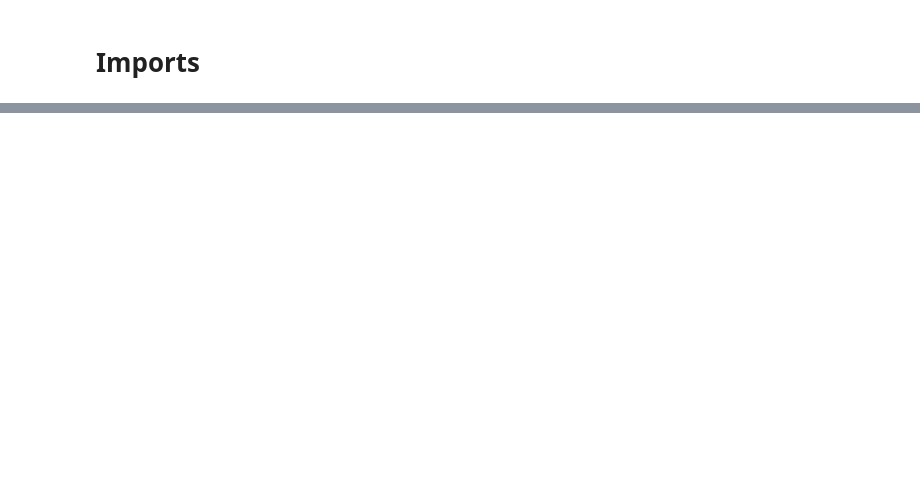
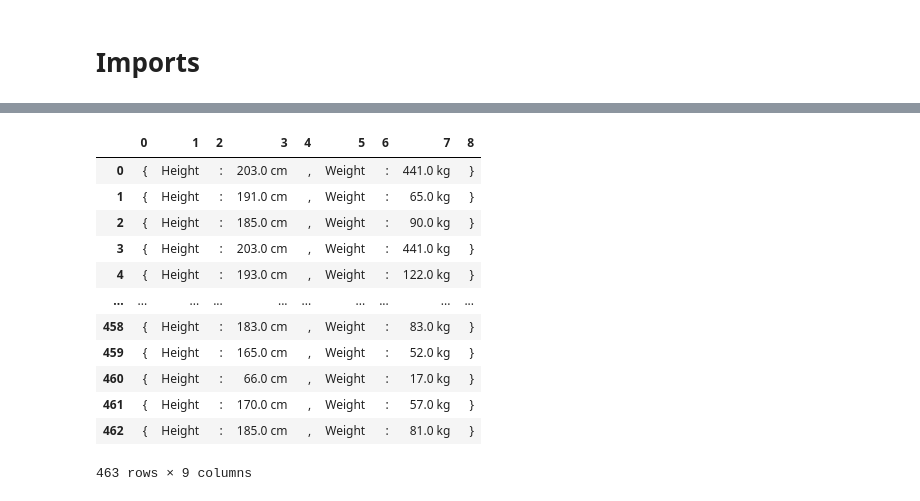
Before and after one commit to jaytrey777/Applying-Advanced-Transformations-Core, a Jupyter notebook: Applying Advanced Transformations (Core).ipynb, the cells around one changed output, grey strips where cells are left out. Cells and saved outputs as stored; diff of their text form; code cells hidden in the pictures; blank space fills up the shorter version.

```diff
--- a/Applying Advanced Transformations (Core).ipynb
+++ b/Applying Advanced Transformations (Core).ipynb
@@ -47,0 +51,3 @@ import seaborn as sns
+# %%
+df1 = pd.read_csv('/Users/jasontracey/Documents/GitHub/Applying-Advanced-Transformations-Core/Data/superhero_info - superhero_info.csv')
+df1.head()
@@ -47,0 +132,8 @@ import seaborn as sns
+# %%
+## Split the column and save the 2 new columns into the dataframe
+df1[['Hero','Publisher']] = df1['Hero|Publisher'].str.split('|',expand=True)
+
+## drop the original column
+df1 = df1.drop(columns=['Hero|Publisher'])
+
+df1.head()
@@ -47,0 +147,17 @@ import seaborn as sns
+# %%
+## Checking the Split
+df1['Measurements'].str.split("'",expand=True)
+# %% [output]
+|  | 0 | 1 | 2 | 3 | 4 | 5 | 6 | 7 | 8 |
+| 0 | { | Height | : | 203.0 cm | , | Weight | : | 441.0 kg | } |
+| 1 | { | Height | : | 191.0 cm | , | Weight | : | 65.0 kg | } |
+| 2 | { | Height | : | 185.0 cm | , | Weight | : | 90.0 kg | } |
+| 3 | { | Height | : | 203.0 cm | , | Weight | : | 441.0 kg | } |
+| 4 | { | Height | : | 193.0 cm | , | Weight | : | 122.0 kg | } |
+| ... | ... | ... | ... | ... | ... | ... | ... | ... | ... |
+| 458 | { | Height | : | 183.0 cm | , | Weight | : | 83.0 kg | } |
+| 459 | { | Height | : | 165.0 cm | , | Weight | : | 52.0 kg | } |
+| 460 | { | Height | : | 66.0 cm | , | Weight | : | 17.0 kg | } |
+| 461 | { | Height | : | 170.0 cm | , | Weight | : | 57.0 kg | } |
+| 462 | { | Height | : | 185.0 cm | , | Weight | : | 81.0 kg | } |
+463 rows × 9 columns
```
Also changed, not shown: parts of 38 cells of this notebook.
